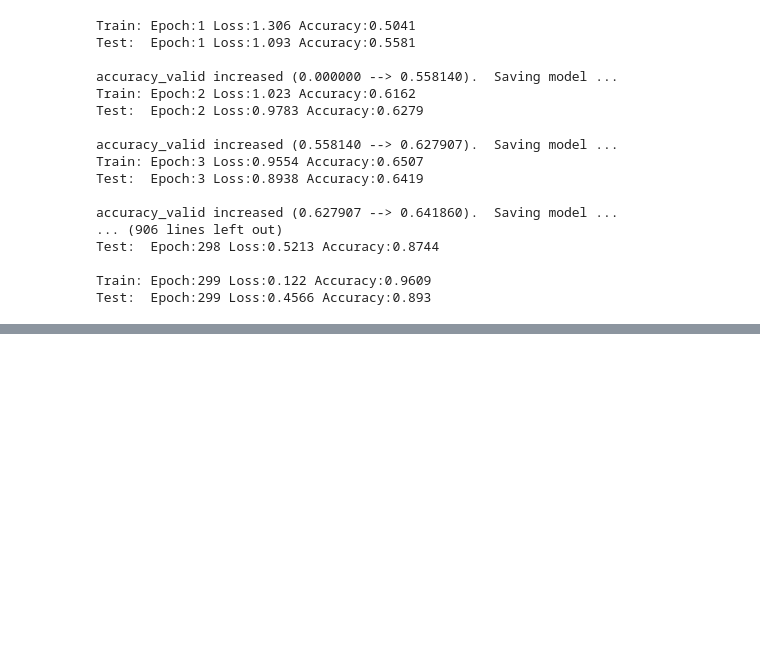
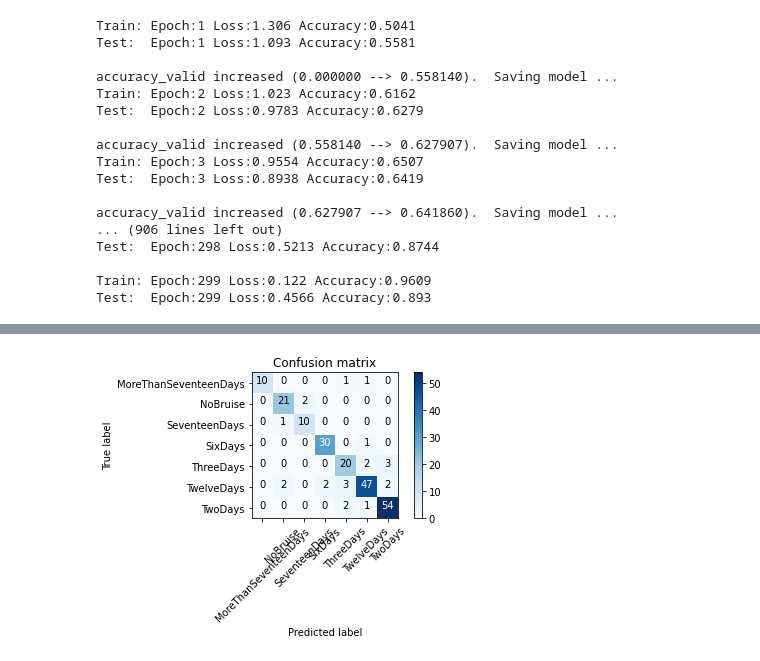
Before and after one commit to SAMashiyane/ANN_Salary, a Jupyter notebook: Bruise_Test_MnasNet_with_barlow_twins_v1_samev4.ipynb, the cells around one changed output, grey strips where cells are left out. Drawn from its saved outputs; the diff is of its cells as text; code cells hidden in the pictures; blank space fills up the shorter version.

```diff
--- a/Bruise_Test_MnasNet_with_barlow_twins_v1_samev4.ipynb
+++ b/Bruise_Test_MnasNet_with_barlow_twins_v1_samev4.ipynb
@@ -1573,0 +1612,39 @@ accuracy_valid = 0.8419
+# %%
+with torch.no_grad():
+            for batch_idx, (inputs, targets) in enumerate(valid_dl):
+                targets = targets.type(torch.LongTensor)
+                inputs, targets = inputs[0].to(device), targets.to(device)
+                outputs = model(inputs)
+                loss = criterion(outputs, targets)
+                loss_total_valid.update(loss)
+                accuracy_valid(outputs.softmax(dim=-1), targets)
+                # precision_valid(outputs.softmax(dim=-1), targets)
+            acc_valid = accuracy_valid.compute()
+            # pre_valid = precision_valid.compute()
+            # writer.add_scalar('Loss/test', loss_total_valid.avg.item(), epoch)
+            # writer.add_scalar('Acc/test', acc_valid.item(), epoch)
+            print(f'Test:  Epoch:{epoch} Loss:{loss_total_valid.avg:.4} Accuracy:{acc_valid:.4} ')
+            print()
+# %%
+net.eval()
+y_label = []
+y_predict = []
+with torch.no_grad():
+    for i, (inputs, targets) in enumerate(valid_dl):
+        # images, labels = data
+        targets = targets.type(torch.LongTensor)
+        inputs, targets = inputs[0].to(device), targets.to(device)
+        N = inputs.size(0)
+        inputs = Variable(inputs).to(device)
+        outputs = net(inputs)
+        prediction = outputs.max(1, keepdim=True)[1]
+        y_label.extend(targets.cpu().numpy())
+        y_predict.extend(np.squeeze(prediction.cpu().numpy().T))
+
+# compute the confusion matrix
+confusion_mtx = confusion_matrix(y_label, y_predict)
+# plot the confusion matrix
+plot_labels = ['MoreThanSeventeenDays', 'NoBruise', 'SeventeenDays', 'SixDays', 'ThreeDays', 'TwelveDays', 'TwoDays']
+plot_confusion_matrix(confusion_mtx, plot_labels)
+# %% [output]
+[figure, added]
```
Also changed, not shown: parts of 16 cells of this notebook.
